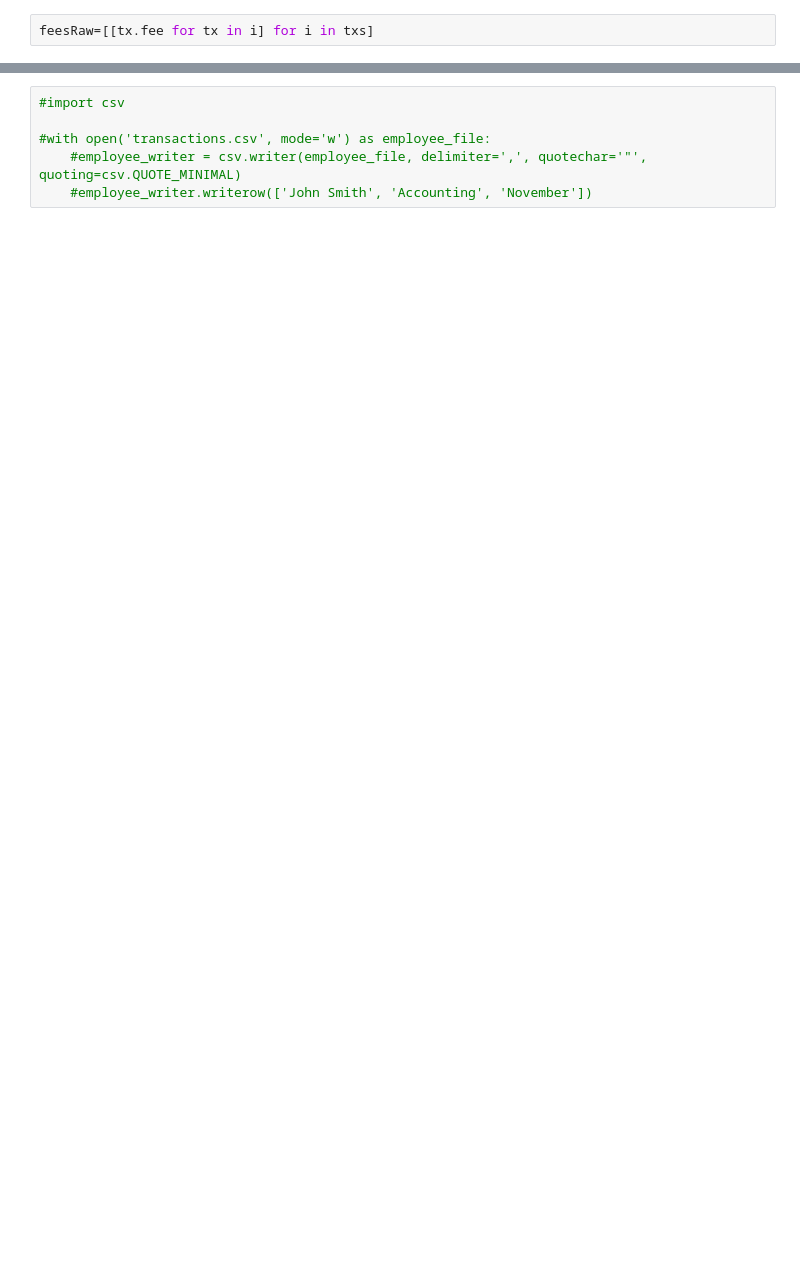
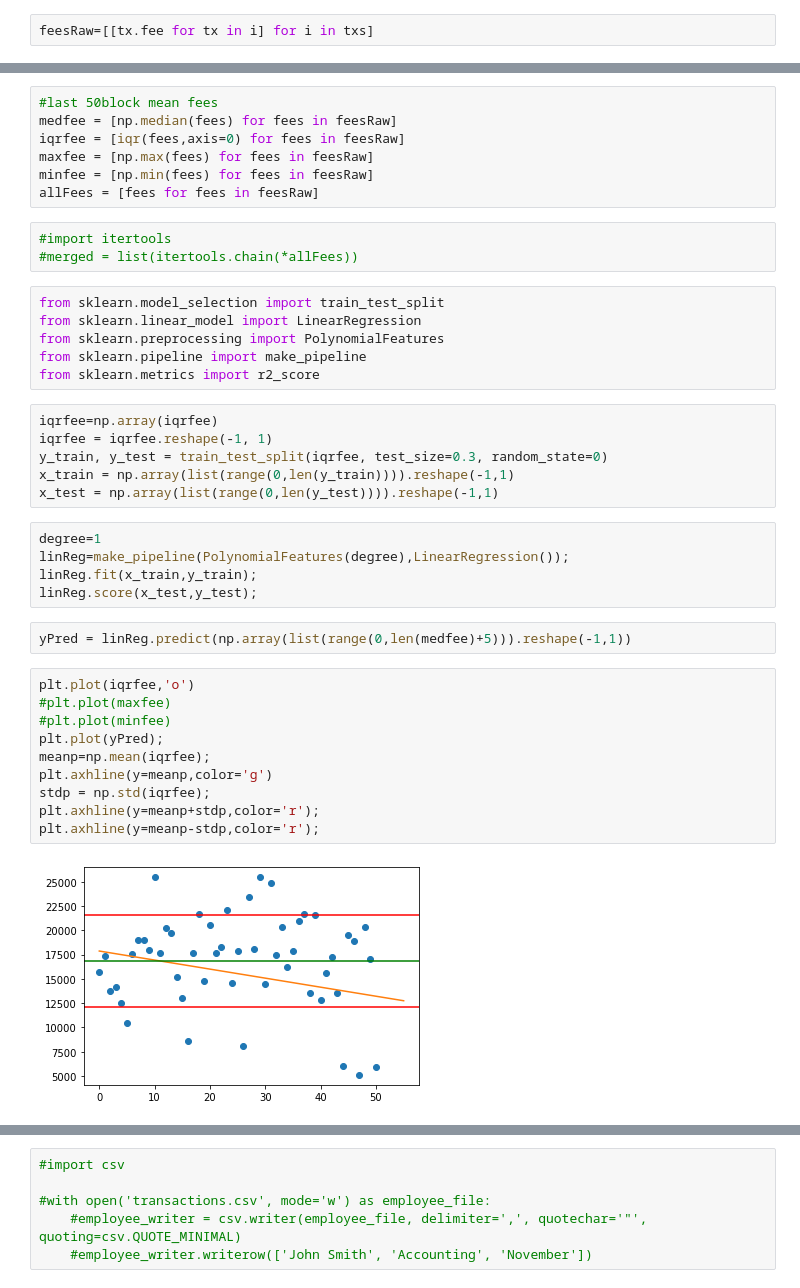
Before and after one commit to tendermonster/pblv2021, a Jupyter notebook: blockchainData.ipynb, the cells around one changed output, grey strips where cells are left out. Saved outputs shown, nothing was run; the diff lists cells and outputs as text; blank space fills up the shorter version.

```diff
--- a/blockchainData.ipynb
+++ b/blockchainData.ipynb
@@ -41,0 +64,41 @@ np.median([np.median(fees) for fees in feesRaw])
+# %%
+#last 50block mean fees
+medfee = [np.median(fees) for fees in feesRaw]
+iqrfee = [iqr(fees,axis=0) for fees in feesRaw]
+maxfee = [np.max(fees) for fees in feesRaw]
+minfee = [np.min(fees) for fees in feesRaw]
+allFees = [fees for fees in feesRaw]
+# %%
+#import itertools
+#merged = list(itertools.chain(*allFees))
+# %%
+from sklearn.model_selection import train_test_split
+from sklearn.linear_model import LinearRegression
+from sklearn.preprocessing import PolynomialFeatures
+from sklearn.pipeline import make_pipeline
+from sklearn.metrics import r2_score
+# %%
+iqrfee=np.array(iqrfee)
+iqrfee = iqrfee.reshape(-1, 1)
+y_train, y_test = train_test_split(iqrfee, test_size=0.3, random_state=0)
+x_train = np.array(list(range(0,len(y_train)))).reshape(-1,1)
+x_test = np.array(list(range(0,len(y_test)))).reshape(-1,1)
+# %%
+degree=1
+linReg=make_pipeline(PolynomialFeatures(degree),LinearRegression());
+linReg.fit(x_train,y_train);
+linReg.score(x_test,y_test);
+# %%
+yPred = linReg.predict(np.array(list(range(0,len(medfee)+5))).reshape(-1,1))
+# %%
+plt.plot(iqrfee,'o')
+#plt.plot(maxfee)
+#plt.plot(minfee)
+plt.plot(yPred);
+meanp=np.mean(iqrfee);
+plt.axhline(y=meanp,color='g')
+stdp = np.std(iqrfee);
+plt.axhline(y=meanp+stdp,color='r');
+plt.axhline(y=meanp-stdp,color='r');
+# %% [output]
+[figure, added]
```
Also changed, not shown: parts of 19 cells of this notebook, 3 other files.
